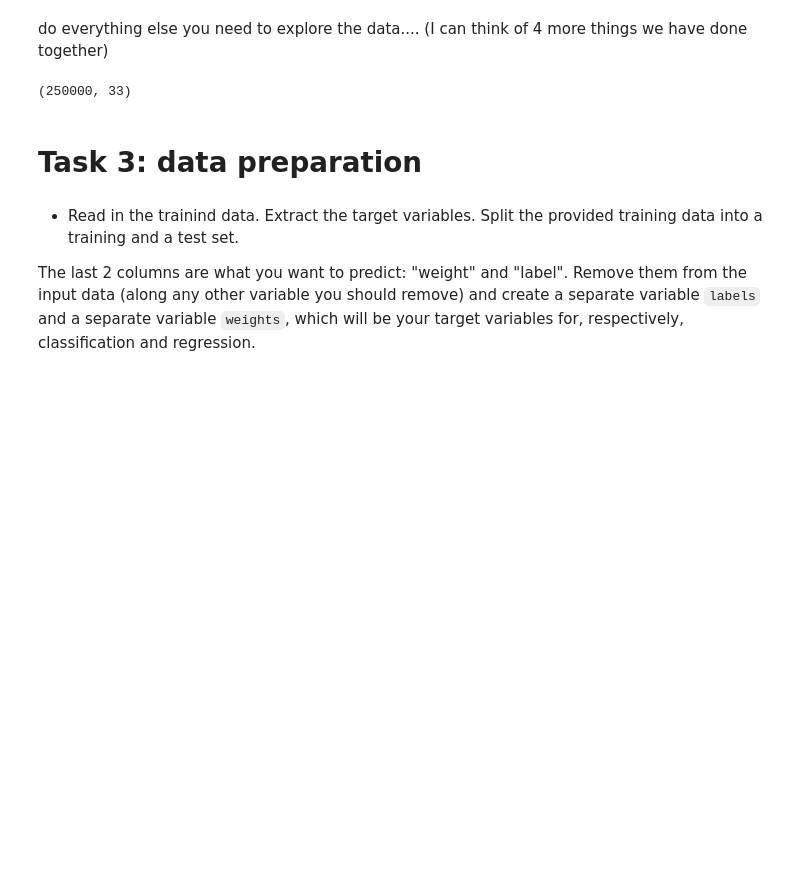
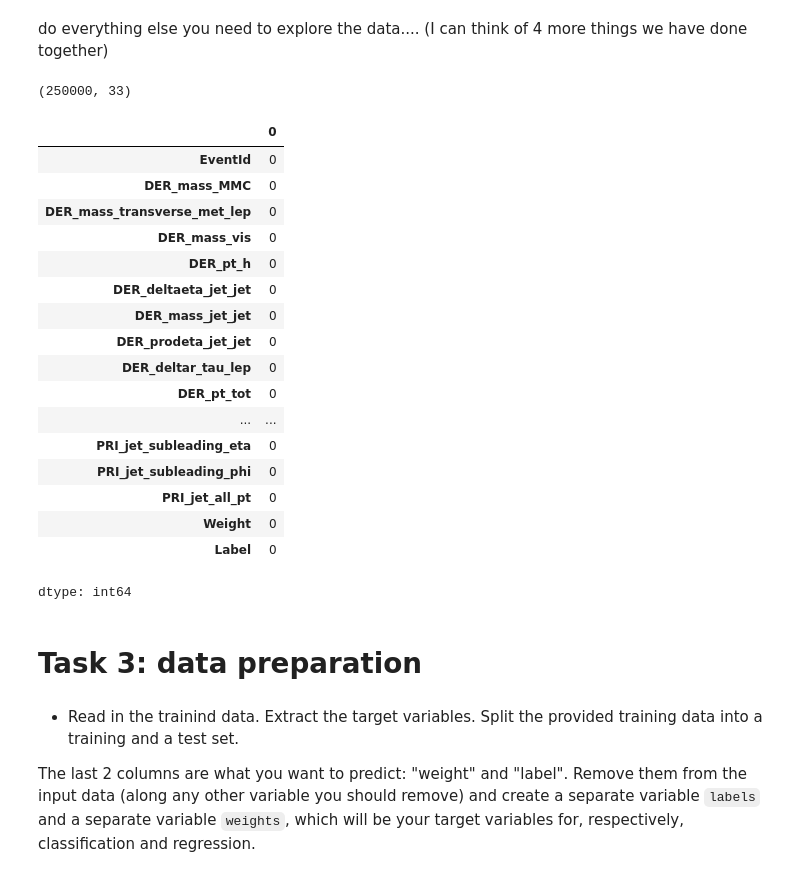
Before and after one commit to mnilsson8/DSPS_mNilsson, a Jupyter notebook: HW8/higgsbosonSearch.ipynb, the cells around one changed output. Saved outputs shown, nothing was run; the diff lists cells and outputs as text; code cells hidden in the pictures; blank space fills up the shorter version.

```diff
--- a/HW8/higgsbosonSearch.ipynb
+++ b/HW8/higgsbosonSearch.ipynb
@@ -99,6 +99,27 @@ do everything else you need to explore the data.... (I can think of 4 more thing
 higgsdata.shape
 # %% [output]
 (250000, 33)
+# %%
+higgsdata.isna().sum()
+# %% [output]
+|  | 0 |
+| EventId | 0 |
+| DER_mass_MMC | 0 |
+| DER_mass_transverse_met_lep | 0 |
+| DER_mass_vis | 0 |
+| DER_pt_h | 0 |
+| DER_deltaeta_jet_jet | 0 |
+| DER_mass_jet_jet | 0 |
+| DER_prodeta_jet_jet | 0 |
+| DER_deltar_tau_lep | 0 |
+| DER_pt_tot | 0 |
+| ... | ... |
+| PRI_jet_subleading_eta | 0 |
+| PRI_jet_subleading_phi | 0 |
+| PRI_jet_all_pt | 0 |
+| Weight | 0 |
+| Label | 0 |
+dtype: int64
 # %% [markdown]
 # Task 3: data preparation
 # %% [markdown]
```
Also changed, not shown: parts of 30 cells of this notebook.
